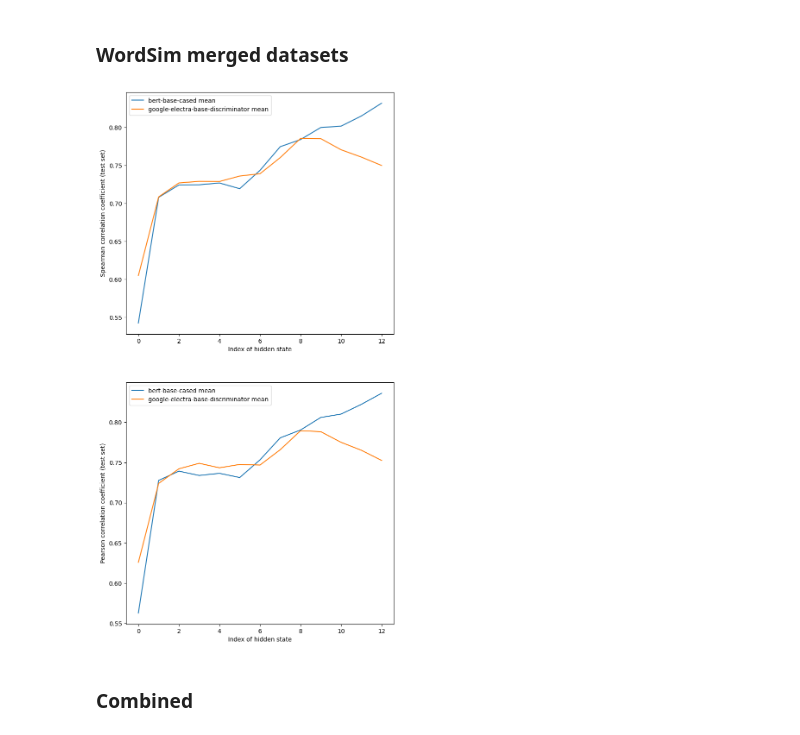
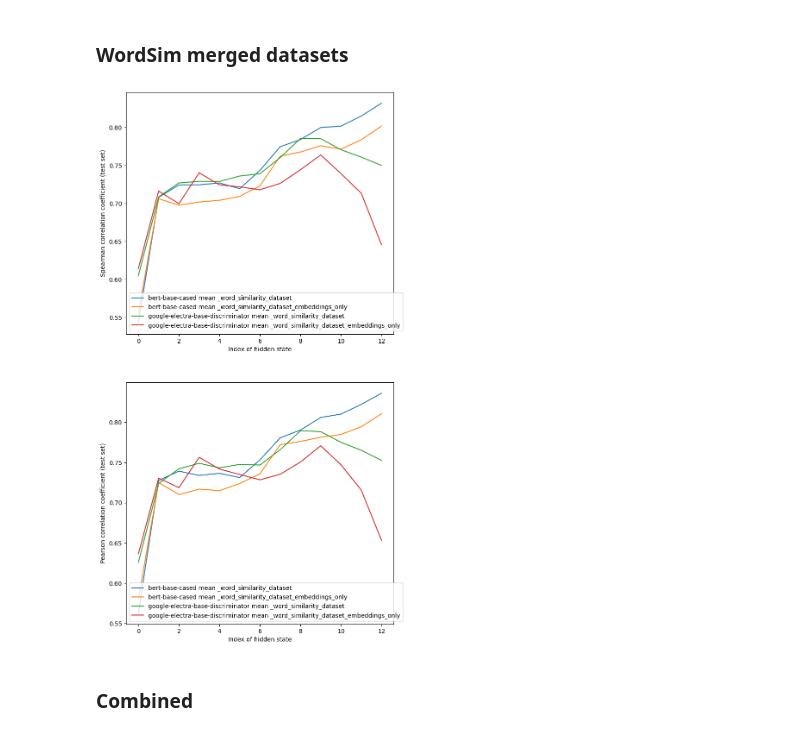
Before and after one commit to ir2718/similarity-embedding-quality, a Jupyter notebook: notebooks/comparison2.ipynb, the cells around one changed output. Cells and saved outputs as stored; diff of their text form; code cells hidden in the pictures.

```diff
--- a/notebooks/comparison2.ipynb
+++ b/notebooks/comparison2.ipynb
@@ -27,7 +27,7 @@ def plot_func(models, dataset="", unsupervised="", loaded=[""]):
                     std_pearson.append((mean_2-std_2, mean_2+std_2))
                     pearson.append(mean_2)
 
-                axs[0].plot(spearman, label=f"{m} {p}")
+                axs[0].plot(spearman, label=f"{m} {p} {l}")
                 if unsupervised == "":
                     axs[0].fill_between(
                         np.array(list(range(c))),
@@ -39,7 +39,7 @@ def plot_func(models, dataset="", unsupervised="", loaded=[""]):
                 axs[0].set_ylabel("Spearman correlation coefficient (test set)")
                 axs[0].legend()
 
-                axs[1].plot(pearson, label=f"{m} {p}")
+                axs[1].plot(pearson, label=f"{m} {p} {l}")
                 if unsupervised == "":
                     axs[1].fill_between(
                         np.array(list(range(c))),
@@ -57,12 +68,12 @@ def plot_func(models, dataset="", unsupervised="", loaded=[""]):
 # %%
 models = [
     ("bert-base-cased", ["mean"], 13),
     ("google-electra-base-discriminator", ["mean"], 13),
 ]
 
-plot_func(models, loaded=["_word_similarity_dataset"])
+plot_func(models, loaded=["_word_similarity_dataset", "_word_similarity_dataset_embeddings_only"])
 # %% [output]
-[figure, old version]
+[figure, new version]
 # %% [markdown]
 ### Combined
 # %%
```
Also changed, not shown: parts of 9 cells of this notebook.
